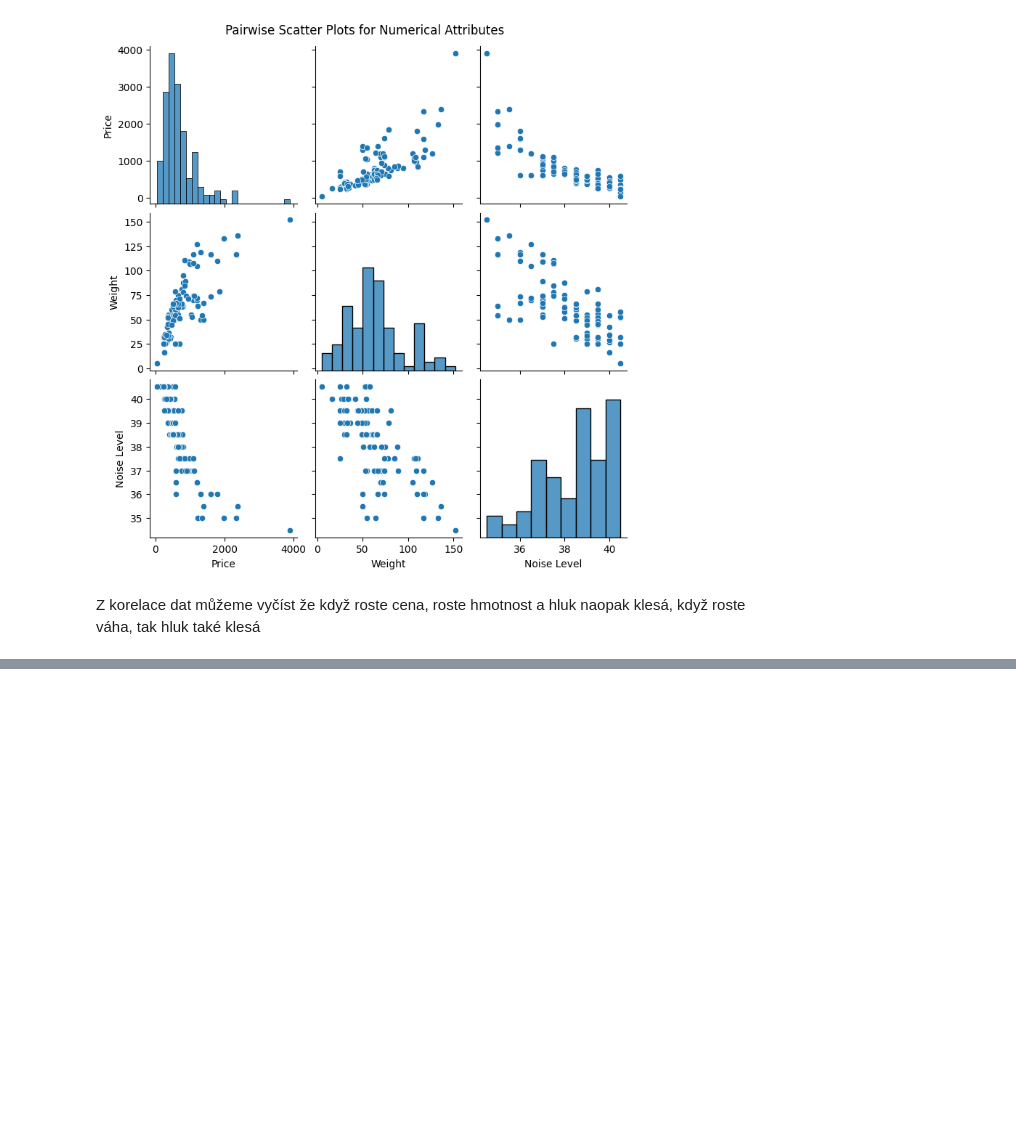
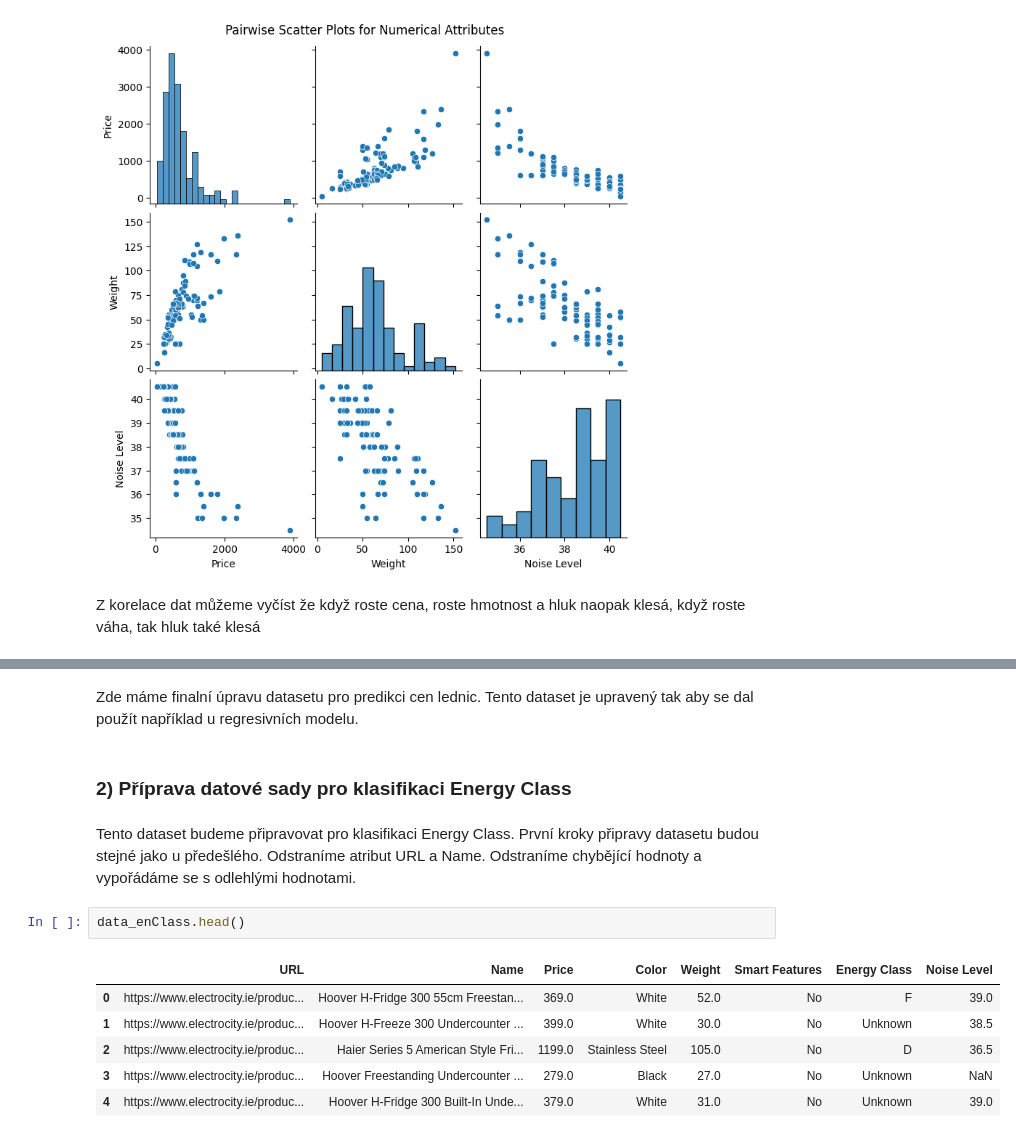
Before and after one commit to Mannej/UPA-Project1, a Jupyter notebook: graphs.ipynb, the cells around one changed output, grey strips where cells are left out. Drawn from its saved outputs; the diff is of its cells as text; blank space fills up the shorter version.

```diff
--- a/graphs.ipynb
+++ b/graphs.ipynb
@@ -207,0 +396,15 @@ Z korelace dat můžeme vyčíst že když roste cena, roste hmotnost a hluk nao
+# %% [markdown]
+Zde máme finalní úpravu datasetu pro predikci cen lednic. Tento dataset je upravený tak aby se dal použít například u regresivních modelu.
+# %% [markdown]
+### 2) Příprava datové sady pro klasifikaci Energy Class
+# %% [markdown]
+Tento dataset budeme připravovat pro klasifikaci Energy Class. První kroky připravy datasetu budou stejné jako u předešlého. Odstraníme atribut URL a Name. Odstraníme chybějící hodnoty a vypořádáme se s odlehlými hodnotami.
+# %%
+data_enClass.head()
+# %% [output]
+|  | URL | Name | Price | Color | Weight | Smart Features | Energy Class | Noise Level |
+| 0 | https://www.electrocity.ie/produc... | Hoover H-Fridge 300 55cm Freestan... | 369.0 | White | 52.0 | No | F | 39.0 |
+| 1 | https://www.electrocity.ie/produc... | Hoover H-Freeze 300 Undercounter ... | 399.0 | White | 30.0 | No | Unknown | 38.5 |
+| 2 | https://www.electrocity.ie/produc... | Haier Series 5 American Style Fri... | 1199.0 | Stainless Steel | 105.0 | No | D | 36.5 |
+| 3 | https://www.electrocity.ie/produc... | Hoover Freestanding Undercounter ... | 279.0 | Black | 27.0 | No | Unknown | NaN |
+| 4 | https://www.electrocity.ie/produc... | Hoover H-Fridge 300 Built-In Unde... | 379.0 | White | 31.0 | No | Unknown | 39.0 |
```
Also changed, not shown: parts of 21 cells of this notebook.
